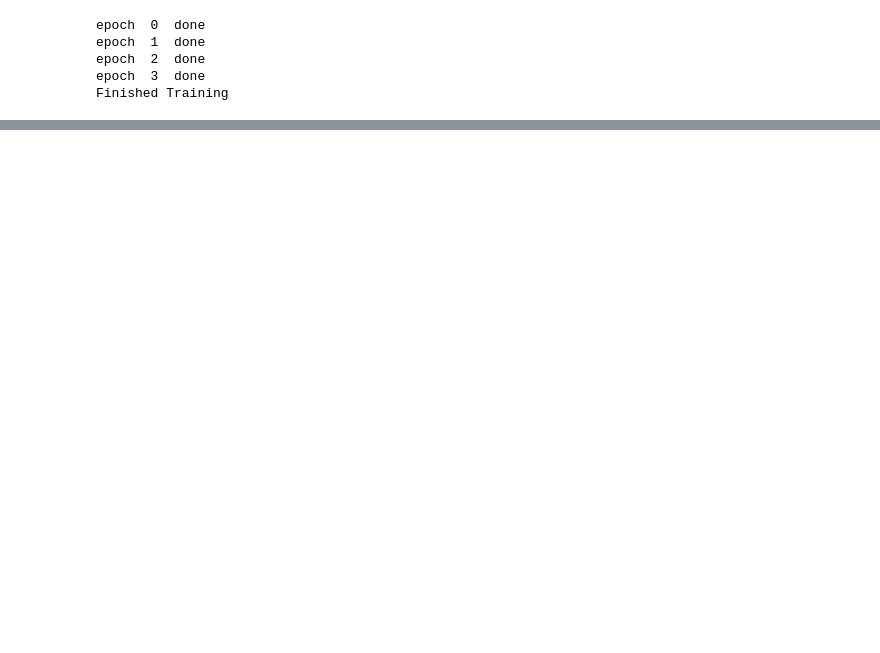
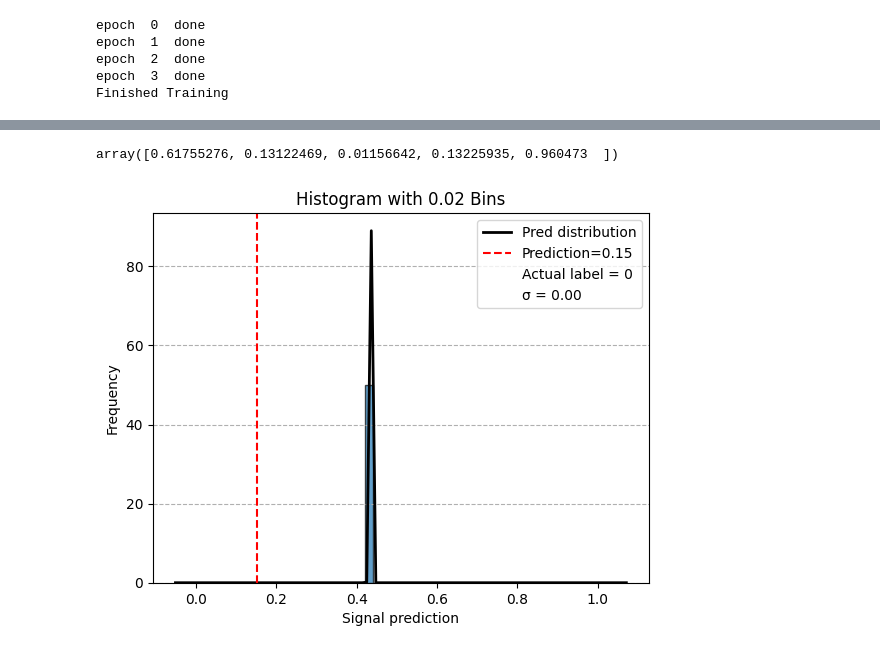
Before and after one commit to andreasvalen/MonteCarloDropoutOnLHCData, a Jupyter notebook: derust.ipynb, the cells around one changed output, grey strips where cells are left out. Cells and saved outputs as stored; diff of their text form; code cells hidden in the pictures; blank space fills up the shorter version.

Commit message:
adding salt and pepper

```diff
--- a/derust.ipynb
+++ b/derust.ipynb
@@ -347,4 +357,5 @@ mean,std, mutual_info, dropout_predictions = get_monte_carlo_predictions(data_lo
                                 forward_passes=100,
                                 model=net,
                                 n_classes=1,
-                                n_samples=test_size)
+                                n_samples=test_size,)
+#image shape torch.Size([256, 1, 25, 25]) , fp_n= 1
@@ -604,0 +576,15 @@ Accuracy of the mean of the network: 57 %
+# %%
+sp_mean, sp_std, sp_mutual_info, sp_predictions = get_salt_pepper_predictions(data_loader=testloader,
+                                forward_passes=5,
+                                model=net,
+                                n_classes=1,
+                                n_samples=test_size)
+# %%
+sp_predictions[:, 2]
+# %% [output]
+array([0.61755276, 0.13122469, 0.01156642, 0.13225935, 0.960473  ])
+# %%
+values = sp_predictions[:, 2]
+plot_histogram(values, original_predicition=_preds[2], std=sp_std[2], label=_labels[2])
+# %% [output]
+[figure, added]
```
Also changed, not shown: parts of 15 cells of this notebook, 1 other file.
